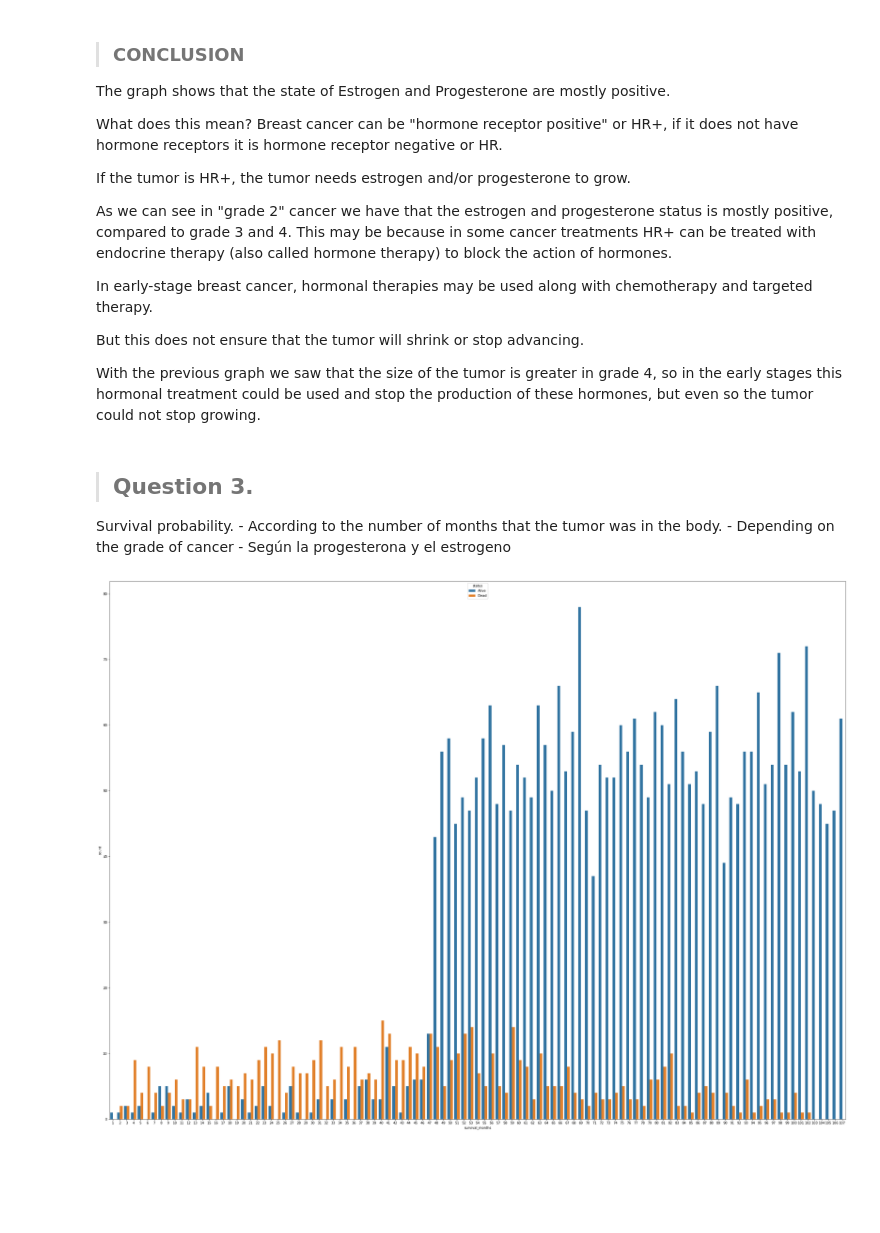
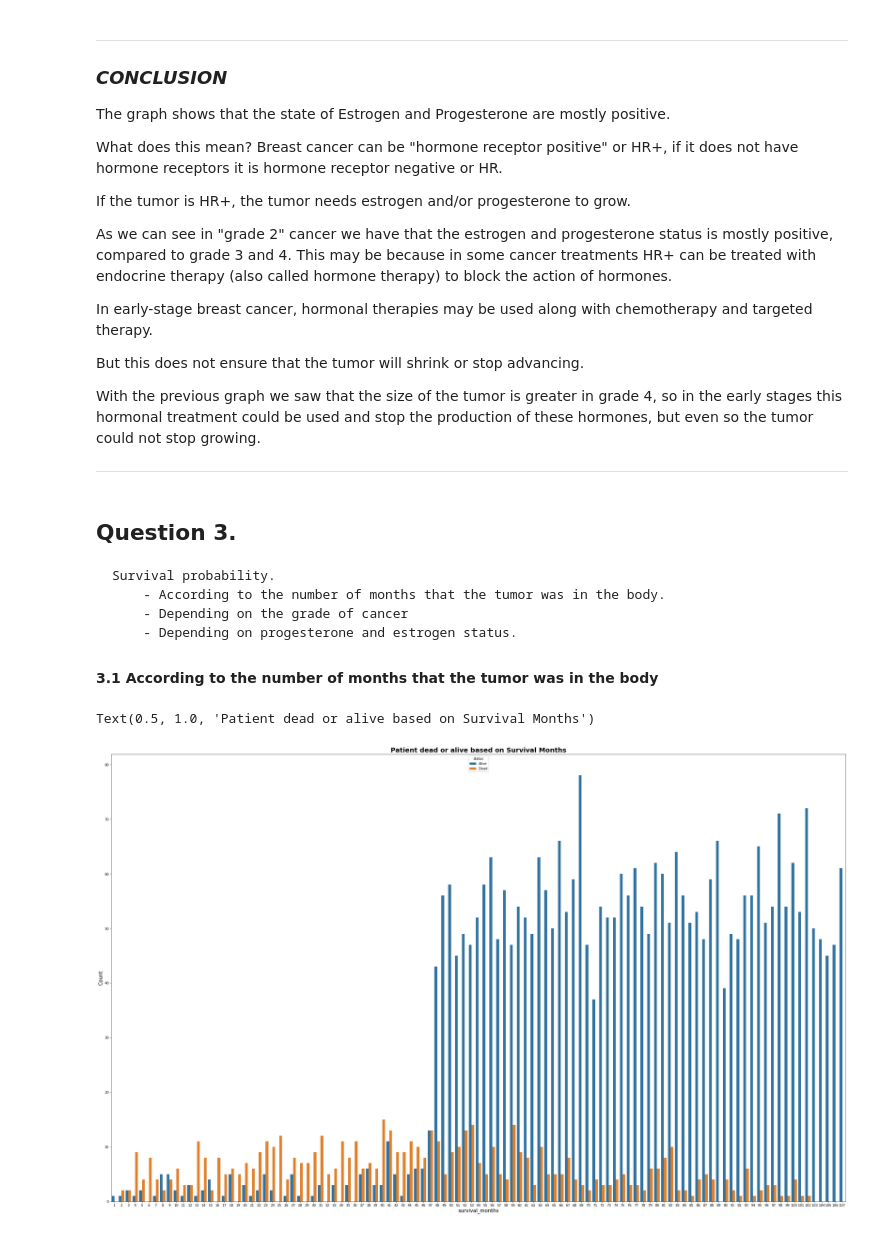
Before and after one commit to AniValle/Pandas_statistics_pt2, a Jupyter notebook: 3-Ani_Valle.ipynb, the cells around one changed output. Saved outputs shown, nothing was run; the diff lists cells and outputs as text; code cells hidden in the pictures; blank space fills up the shorter version.

```diff
--- a/3-Ani_Valle.ipynb
+++ b/3-Ani_Valle.ipynb
@@ -73,5 +69,7 @@ Text(0.5, 1.0, 'Progesterone status for different Grade of Breast Cancer')
 # %% [markdown]
->### CONCLUSION
+---
+
+### _CONCLUSION_
 
 The graph shows that the state of Estrogen and Progesterone are mostly positive.
 
@@ -88,16 +86,25 @@ In early-stage breast cancer, hormonal therapies may be used along with chemothe
 But this does not ensure that the tumor will shrink or stop advancing.
 
 With the previous graph we saw that the size of the tumor is greater in grade 4, so in the early stages this hormonal treatment could be used and stop the production of these hormones, but even so the tumor could not stop growing.
+
+---
 # %% [markdown]
->## Question 3.
+## Question 3.
 
-Survival probability.
-    - According to the number of months that the tumor was in the body.
-    - Depending on the grade of cancer
-    - Según la progesterona y el estrogeno
+    Survival probability.
+        - According to the number of months that the tumor was in the body.
+        - Depending on the grade of cancer
+        - Depending on progesterone and estrogen status.
+# %% [markdown]
+__3.1 According to the number of months that the tumor was in the body__
 # %%
-plt.figure(figsize=(40,30))
+plt.figure(figsize=(40,25))
 ax = sns.countplot(data['survival_months'], hue=data['status'])
+
+plt.xlabel("survival_months",fontdict={'fontsize': 15})
+plt.ylabel("Count",fontdict={'fontsize': 15})
+plt.title("Patient dead or alive based on Survival Months",fontdict={'fontsize': 20}, fontweight="bold")
 # %% [output]
+Text(0.5, 1.0, 'Patient dead or alive based on Survival Months')
-[figure, old version]
+[figure, new version]
 # %% [markdown]
```
Also changed, not shown: parts of 18 cells of this notebook.
